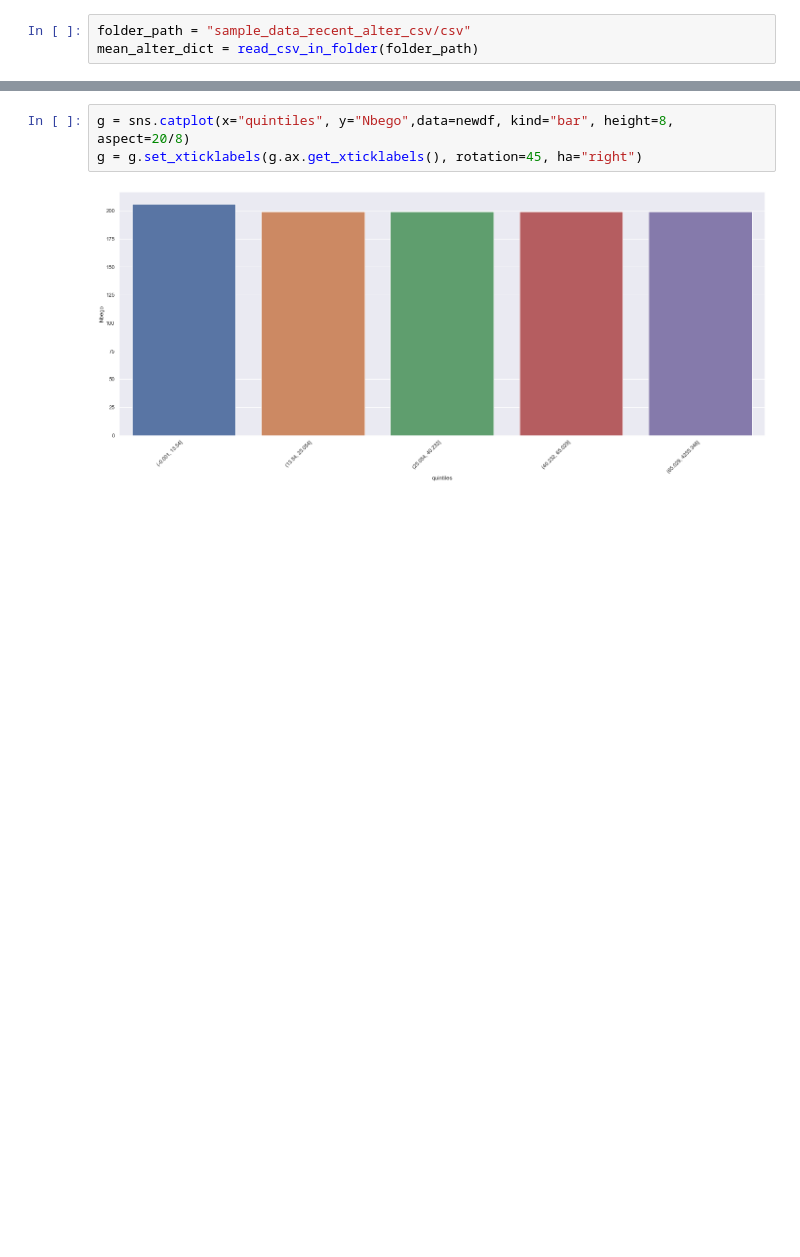
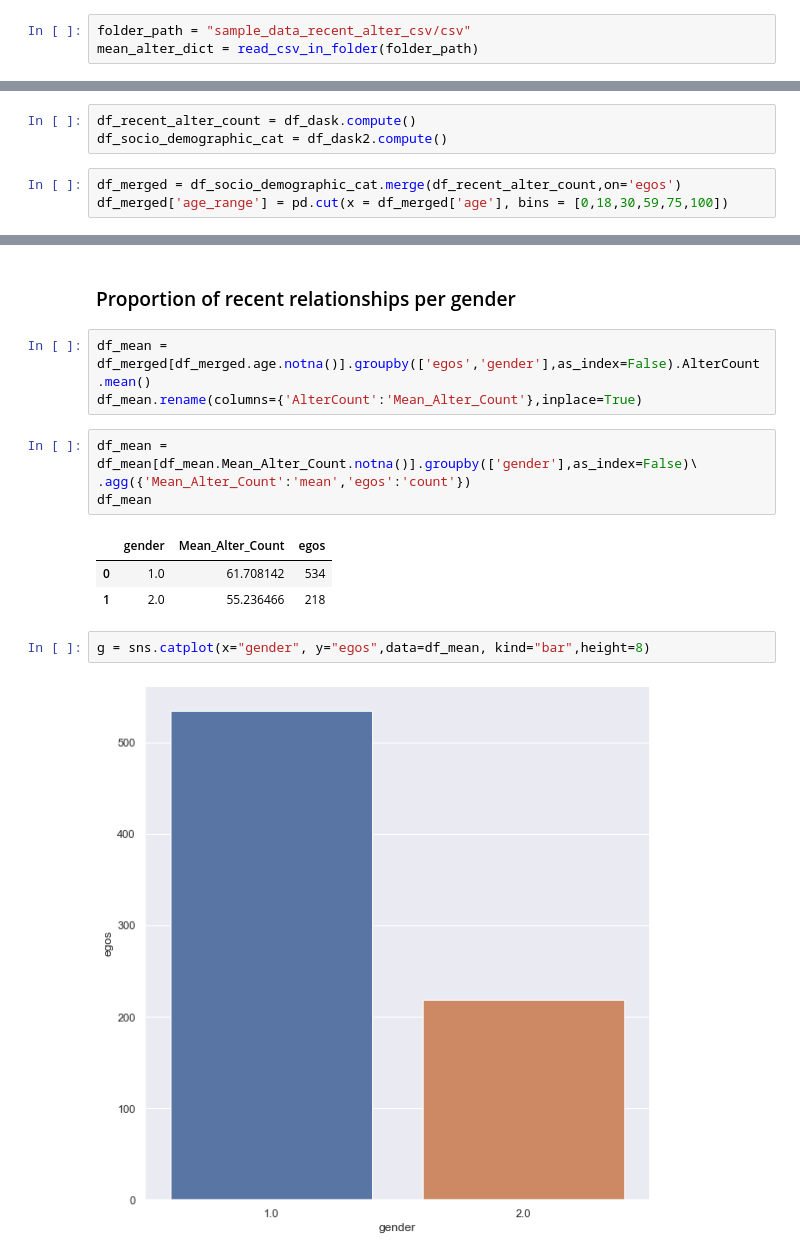
Before and after one commit to HyperionSuperNova/Algopol, a Jupyter notebook: Notebook_link_dynamics.ipynb, the cells around one changed output, grey strips where cells are left out. Saved outputs shown, nothing was run; the diff lists cells and outputs as text; blank space fills up the shorter version.

Commit message:
Proportion of Recent relationships per gender, age and profession

```diff
--- a/Notebook_link_dynamics.ipynb
+++ b/Notebook_link_dynamics.ipynb
@@ -101,0 +129,6 @@ newdf = df_pd[['quintiles','Nbego']].groupby('quintiles').sum().reset_index()
+# %%
+df_recent_alter_count = df_dask.compute()
+df_socio_demographic_cat = df_dask2.compute()
+# %%
+df_merged = df_socio_demographic_cat.merge(df_recent_alter_count,on='egos')
+df_merged['age_range'] = pd.cut(x = df_merged['age'], bins = [0,18,30,59,75,100])
@@ -102,5 +155,17 @@ newdf = df_pd[['quintiles','Nbego']].groupby('quintiles').sum().reset_index()
+# %% [markdown]
+### Proportion of recent relationships per gender
+# %%
+df_mean = df_merged[df_merged.age.notna()].groupby(['egos','gender'],as_index=False).AlterCount.mean()
+df_mean.rename(columns={'AlterCount':'Mean_Alter_Count'},inplace=True)
+# %%
+df_mean = df_mean[df_mean.Mean_Alter_Count.notna()].groupby(['gender'],as_index=False)\
+.agg({'Mean_Alter_Count':'mean','egos':'count'})
+df_mean
+# %% [output]
+|  | gender | Mean_Alter_Count | egos |
+| 0 | 1.0 | 61.708142 | 534 |
+| 1 | 2.0 | 55.236466 | 218 |
 # %%
-g = sns.catplot(x="quintiles", y="Nbego",data=newdf, kind="bar", height=8, aspect=20/8)
-g = g.set_xticklabels(g.ax.get_xticklabels(), rotation=45, ha="right")
+g = sns.catplot(x="gender", y="egos",data=df_mean, kind="bar",height=8)
 # %% [output]
-[figure, old version]
+[figure, new version]
```
Also changed, not shown: parts of 26 cells of this notebook.
